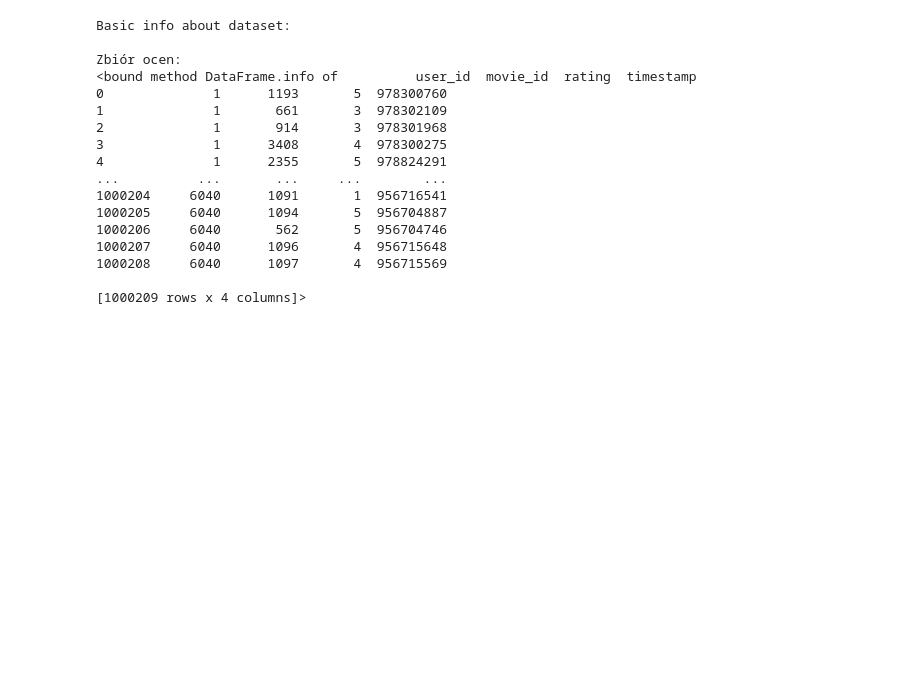
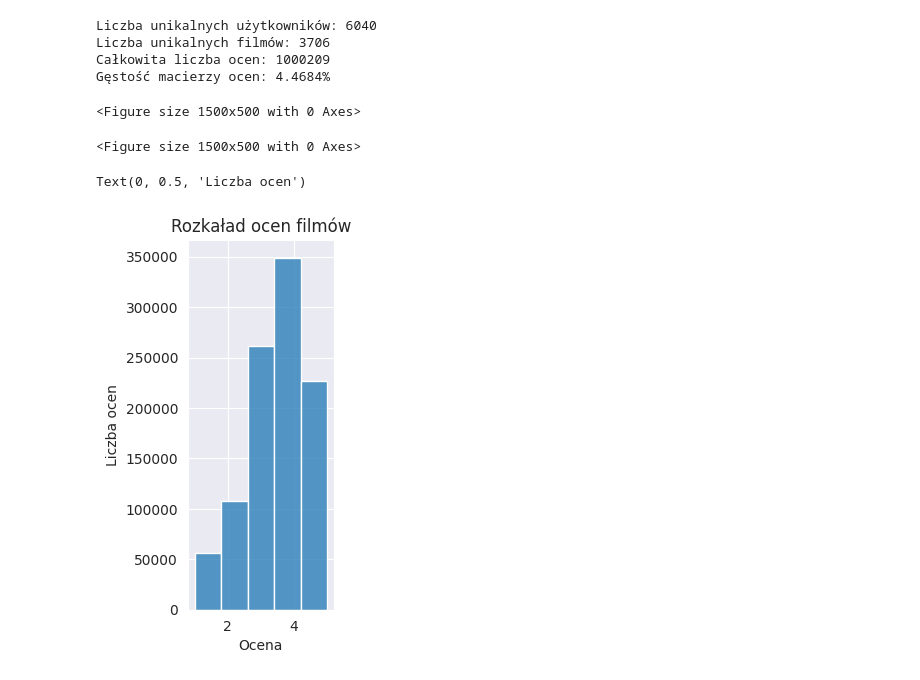
Before and after one commit to xowski22/Product_Recomendation_System, a Jupyter notebook: notebooks/expreriments.ipynb, the cells around one changed output. Cells and saved outputs as stored; diff of their text form; code cells hidden in the pictures; blank space fills up the shorter version.

Commit message:
Jupyter notebook data analysis

```diff
--- a/notebooks/expreriments.ipynb
+++ b/notebooks/expreriments.ipynb
@@ -9,0 +1,16 @@ import seaborn as sns
+# %%
+import sys
+from pathlib import Path
+sys.path.append(str(Path.cwd().parent / 'src'))
+
+from src.data.preprocessing import load_ml1m_data
+import pandas as pd
+import numpy as np
+import matplotlib.pyplot as plt
+import seaborn as sns
+
+sns.set_style("darkgrid")
+
+# Wczytanie danych
+data_dir = "../data/raw/ml-1m"
+ratings_df, movies_df = load_ml1m_data(data_dir)
@@ -10,27 +48,29 @@ import seaborn as sns
 # %%
-sns.set_style(style='darkgrid')
+n_users = ratings_df['user_id'].nunique()
+n_movies = ratings_df['movie_id'].nunique()
+n_ratings = len(ratings_df)
 
-data_dir= "../data/raw/ml-1m"
-ratings_df, movies_df = load_ml1m_data(data_dir)
-
-print("Basic info about dataset:")
-print("\nRatings info:")
-print(ratings_df.info)
+print(f"\nLiczba unikalnych użytkowników: {n_users}")
+print(f"Liczba unikalnych filmów: {n_movies}")
+print(f"Całkowita liczba ocen: {n_ratings}")
+print(f"Gęstość macierzy ocen: {n_ratings / (n_users * n_movies):.4%}")
 # %% [output]
-Basic info about dataset:
-
-Zbiór ocen:
-<bound method DataFrame.info of          user_id  movie_id  rating  timestamp
-0              1      1193       5  978300760
-1              1       661       3  978302109
-2              1       914       3  978301968
-3              1      3408       4  978300275
-4              1      2355       5  978824291
-...          ...       ...     ...        ...
-1000204     6040      1091       1  956716541
-1000205     6040      1094       5  956704887
-1000206     6040       562       5  956704746
-1000207     6040      1096       4  956715648
-1000208     6040      1097       4  956715569
-
-[1000209 rows x 4 columns]>
+Liczba unikalnych użytkowników: 6040
+Liczba unikalnych filmów: 3706
+Całkowita liczba ocen: 1000209
+Gęstość macierzy ocen: 4.4684%
+# %%
+plt. figure(figsize=(15, 5))
+# %% [output]
+<Figure size 1500x500 with 0 Axes>
+<Figure size 1500x500 with 0 Axes>
+# %%
+#Rozkład ocen
+plt.subplot(131)
+sns.histplot(data=ratings_df, x='rating', bins=5)
+plt.title('Rozkaład ocen filmów')
+plt.xlabel('Ocena')
+plt.ylabel('Liczba ocen')
+# %% [output]
+Text(0, 0.5, 'Liczba ocen')
+[figure, added]
```
Also changed, not shown: parts of 6 cells of this notebook.
